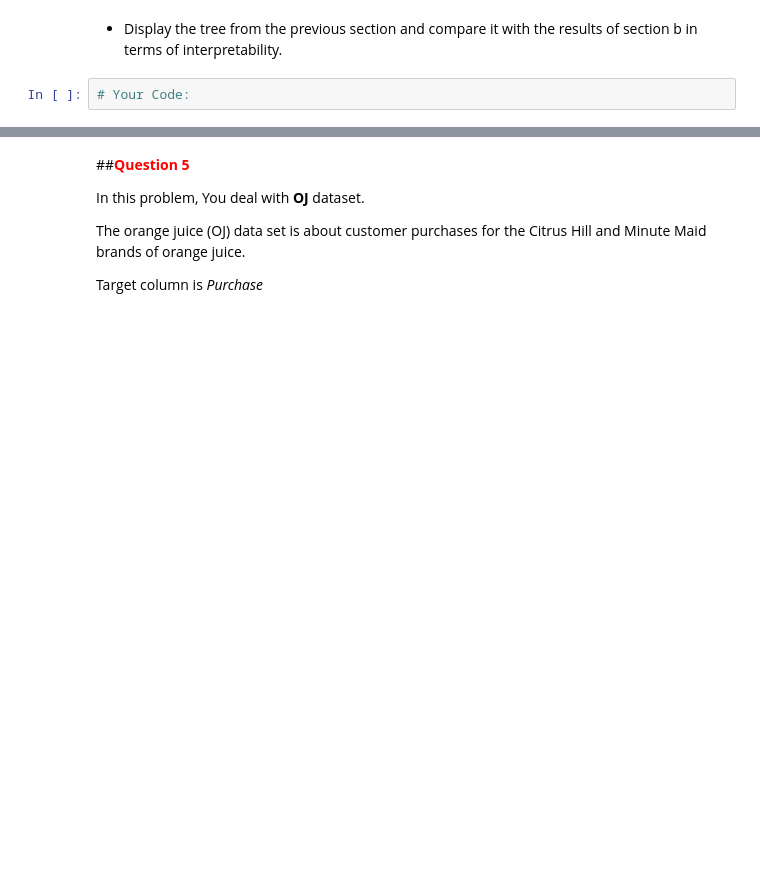
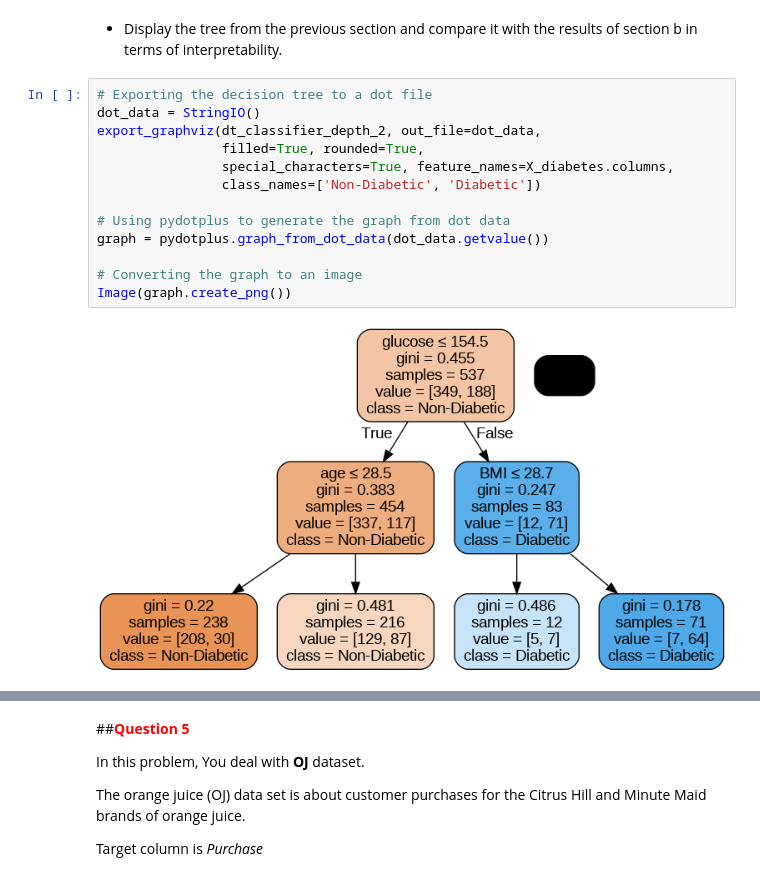
Before and after one commit to peyman886/machine-learning-coursework, a Jupyter notebook: Bahrak 1402-1/HomeWork/HW04/Machine_Learning_HW04.ipynb, the cells around one changed output, grey strips where cells are left out. Drawn from its saved outputs; the diff is of its cells as text; blank space fills up the shorter version.

```diff
--- a/Bahrak 1402-1/HomeWork/HW04/Machine_Learning_HW04.ipynb
+++ b/Bahrak 1402-1/HomeWork/HW04/Machine_Learning_HW04.ipynb
@@ -462,4 +608,17 @@ import pydotplus
 # %% [markdown]
 - Display the tree from the previous section and compare it with the results of section b in terms of interpretability.
-# %%
-# Your Code:
+# %%
+# Exporting the decision tree to a dot file
+dot_data = StringIO()
+export_graphviz(dt_classifier_depth_2, out_file=dot_data,
+                filled=True, rounded=True,
+                special_characters=True, feature_names=X_diabetes.columns,
+                class_names=['Non-Diabetic', 'Diabetic'])
+
+# Using pydotplus to generate the graph from dot data
+graph = pydotplus.graph_from_dot_data(dot_data.getvalue())
+
+# Converting the graph to an image
+Image(graph.create_png())
+# %% [output]
+[figure, added]
```
Also changed, not shown: parts of 18 cells of this notebook.
